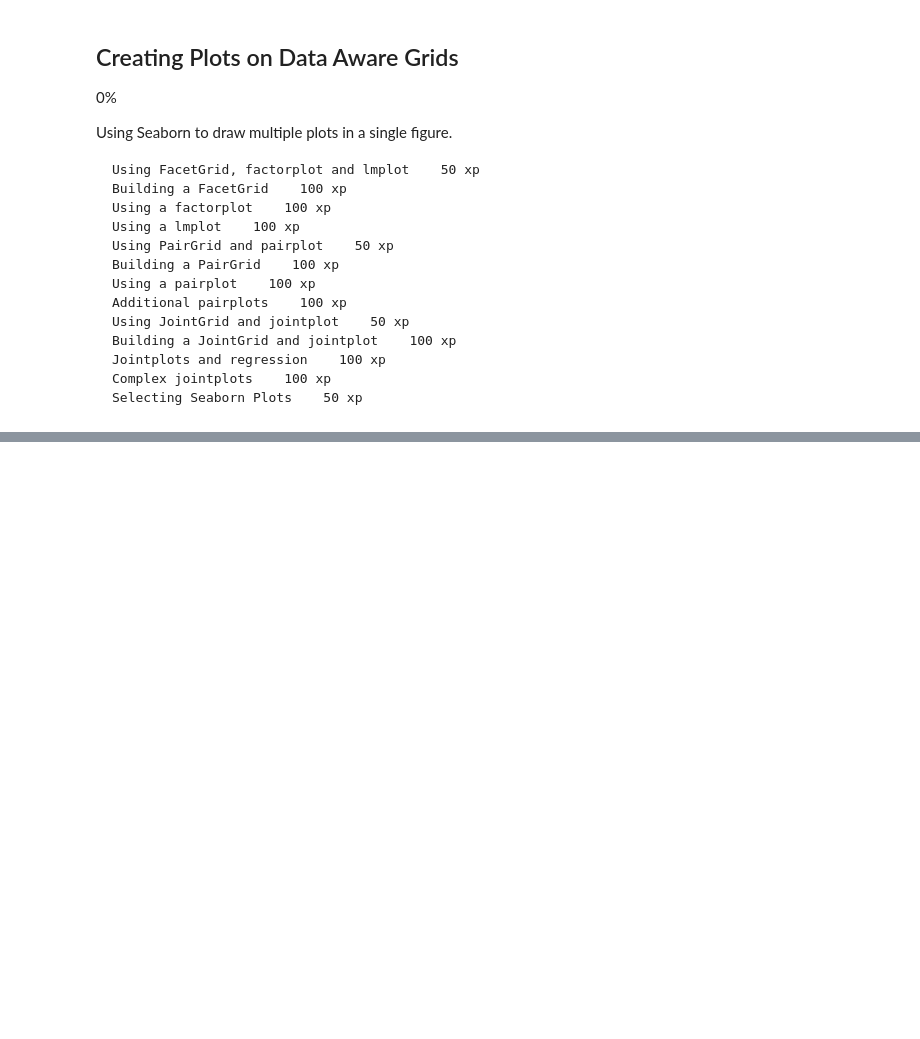
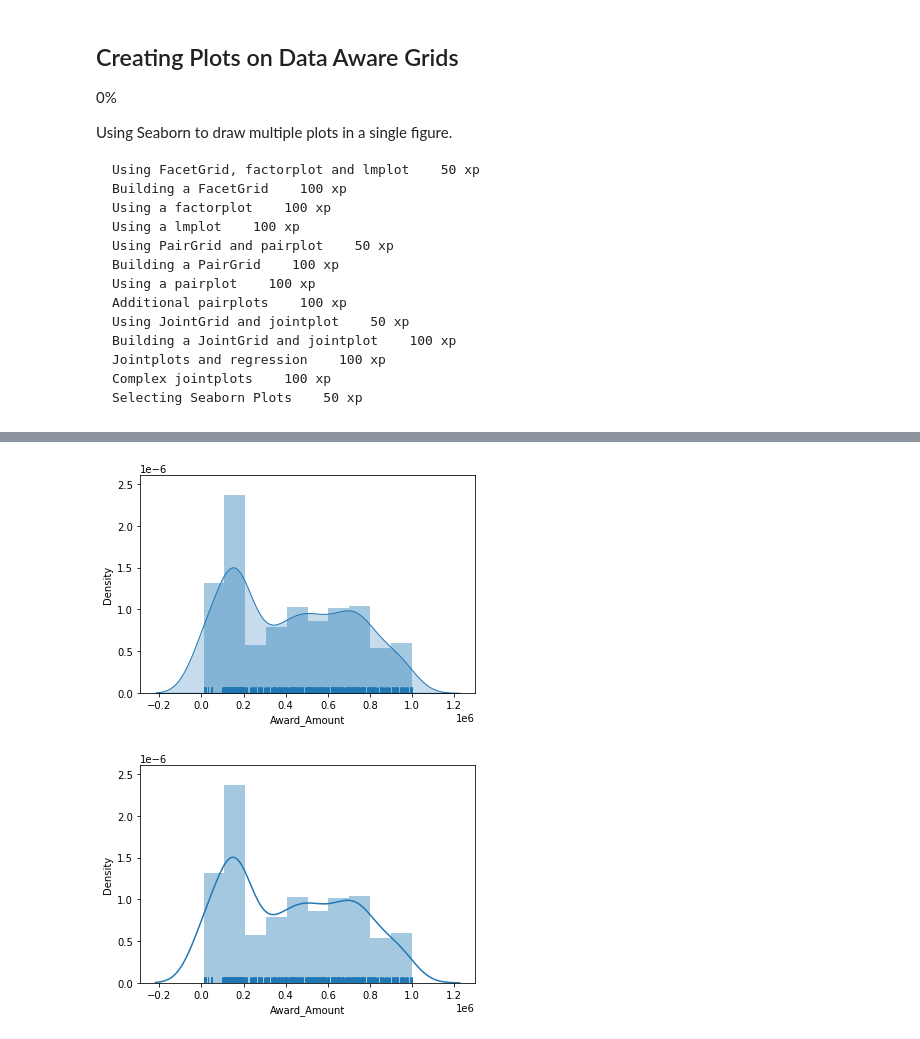
Before and after one commit to johnhhu2020/DataCamp-Data-Scientist-with-Python-Track, a Jupyter notebook: DataCamp Intermediate Data Visualization with Seaborn.ipynb, the cells around one changed output, grey strips where cells are left out. Cells and saved outputs as stored; diff of their text form; code cells hidden in the pictures; blank space fills up the shorter version.

```diff
--- a/DataCamp Intermediate Data Visualization with Seaborn.ipynb
+++ b/DataCamp Intermediate Data Visualization with Seaborn.ipynb
@@ -81,0 +258,20 @@ Using Seaborn to draw multiple plots in a single figure.
+# %%
+sns.distplot(df['Award_Amount'],
+             kde_kws={'shade': 'True'}, #############################################################################
+             rug=True, ##############################################################################################
+             bins=10)
+
+plt.show()
+
+
+
+
+sns.distplot(df['Award_Amount'],
+             kde=True, ##############################################################################################
+             rug=True, ##############################################################################################
+             bins=10)
+
+plt.show()
+# %% [output]
+[figure, added]
+[figure, added]
```
Also changed, not shown: parts of 23 cells of this notebook.
